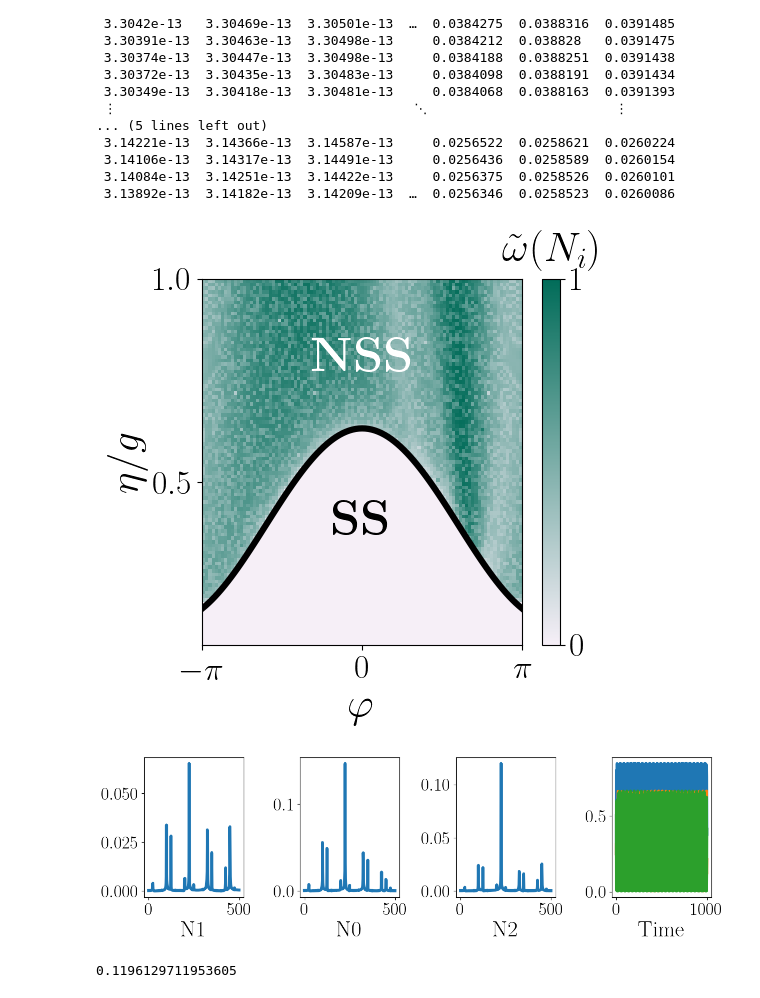
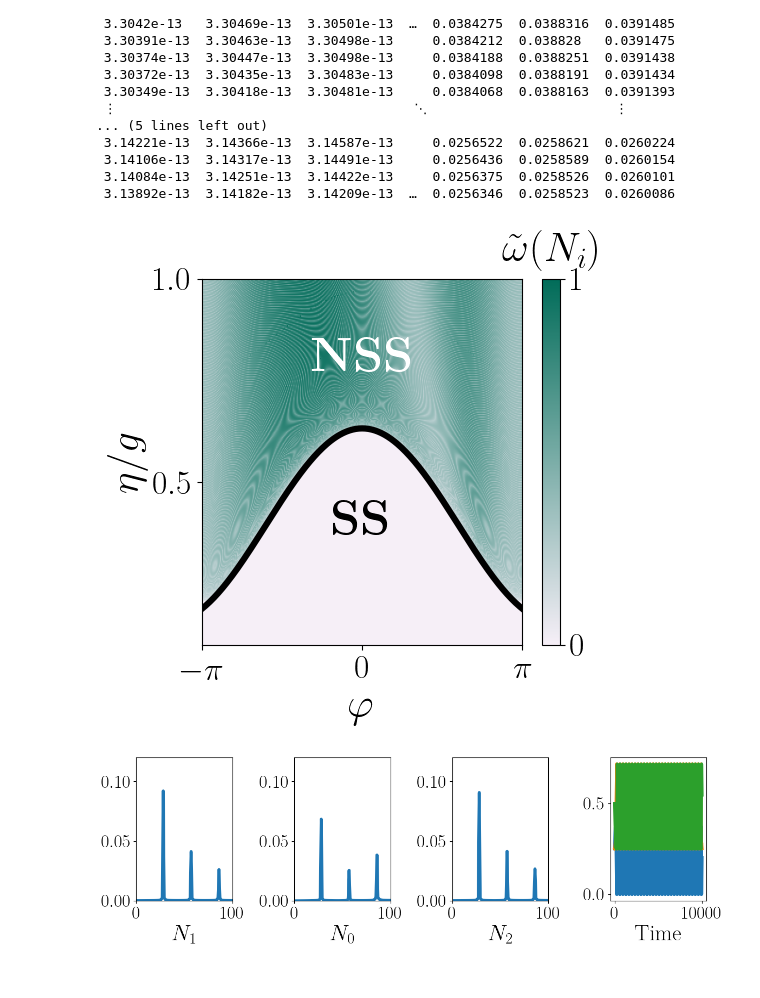
Before and after one commit to MarcNairn/nonreciprocal-dimer, a Jupyter notebook: debug/spin1_debug.ipynb, the cells around one changed output. Saved outputs shown, nothing was run; the diff lists cells and outputs as text; code cells hidden in the pictures.

```diff
--- a/debug/spin1_debug.ipynb
+++ b/debug/spin1_debug.ipynb
@@ -838,7 +846,7 @@ ytick_labels = [L"0.5", L"1.0"]
 fig, axs = subplots(1, 1, figsize=(5.5, 5.5))
 
 
-im1 = imshow((fpeak_N2)' * 1/maximum(fpeak_N2) ,
+im1 = imshow((fpeak_adaga)' * 1/maximum(fpeak_adaga) ,
                      extent=(minimum(x), maximum(x), minimum(y), maximum(y)),
                      origin="lower",
                      aspect="auto", cmap=cmap, clim = (0,1))
@@ -870,17 +878,17 @@ tight_layout()
 display(fig)
 #savefig("../figs/spin1/var_argcav.pdf", bbox_inches="tight", dpi=800)
 # %% [output]
-[figure, old version]
+[figure, new version]
 # %%
 # Fixed parameters
 g, κ = 0.1, 1.0
 Δ1, Δ2 = 0,0
 Δ = 0
-ϕ = 2pi/3
+ϕ = 3pi/4
 η = 0.4*g
 # Time steps
-tend = 100000.0/g;
-t_list = range(0.0, tend, length=1001);
+tend = 2500.0/g;
+t_list = range(0.0, tend, length=10001);
 
 # Initial conditions
 u0 = zeros(10);
@@ -910,50 +918,43 @@ fft_N0 = fft(N0)
 fft_N1 = fft(N1)
 fft_N2 = fft(N2)
 
 # Take only one side
 fft_N0 = fft_N0[2:div(N, 2) + 1]
 fft_N1 = fft_N1[2:div(N, 2) + 1]
 fft_N2 = fft_N2[2:div(N, 2) + 1]
 
 P1_N0 = abs.(fft_N0[1:end]) ./ N
 P1_N1 = abs.(fft_N1[1:end]) ./ N
 P1_N2 = abs.(fft_N2[1:end]) ./ N
 
 
 fig, ax = subplots(1, 4, figsize = (12, 4))
 
 
+
+ax[1].plot(P1_N1, lw = 4)
+ax[1].set_xlabel(L"N_1")
+ax[1].set_xlim(0,100)
+ax[1].set_ylim(0,0.12)
+
 ax[2].plot(P1_N0, lw = 4)
-ax[2].set_xlabel("N0")
+ax[2].set_xlabel(L"N_0")
+ax[2].set_xlim(0,100)
+ax[2].set_ylim(0,0.12)
 
 
-
-ax[1].plot(P1_N1, lw = 4)
-ax[1].set_xlabel("N1")
-
 ax[3].plot(P1_N2, lw = 4)
-ax[3].set_xlabel("N2")
-
-
+ax[3].set_xlabel(L"N_2")
+ax[3].set_xlim(0,100)
+ax[3].set_ylim(0,0.12)
 
 ax[4].plot(N0, lw = 4)
 ax[4].plot(N1, lw = 4)
 ax[4].plot(N2, lw = 4)
 ax[4].set_xlabel("Time")
 
 tight_layout()
 
 display(fig)
 # %% [output]
-[figure, old version]
+[figure, new version]
-# %%
-argmax(P1_N0)
-argmax(P1_N1)
-argmax(P1_N2)
-
-# Peak frequencies
-fpeak_N0 = P1_N0[argmax(P1_N0)]
-fpeak_N1 = P1_N1[argmax(P1_N1)]
-fpeak_N2 = P1_N2[argmax(P1_N2)]
-# %% [output]
-0.1196129711953605
```
Also changed, not shown: parts of 4 cells of this notebook, 12 other files.
